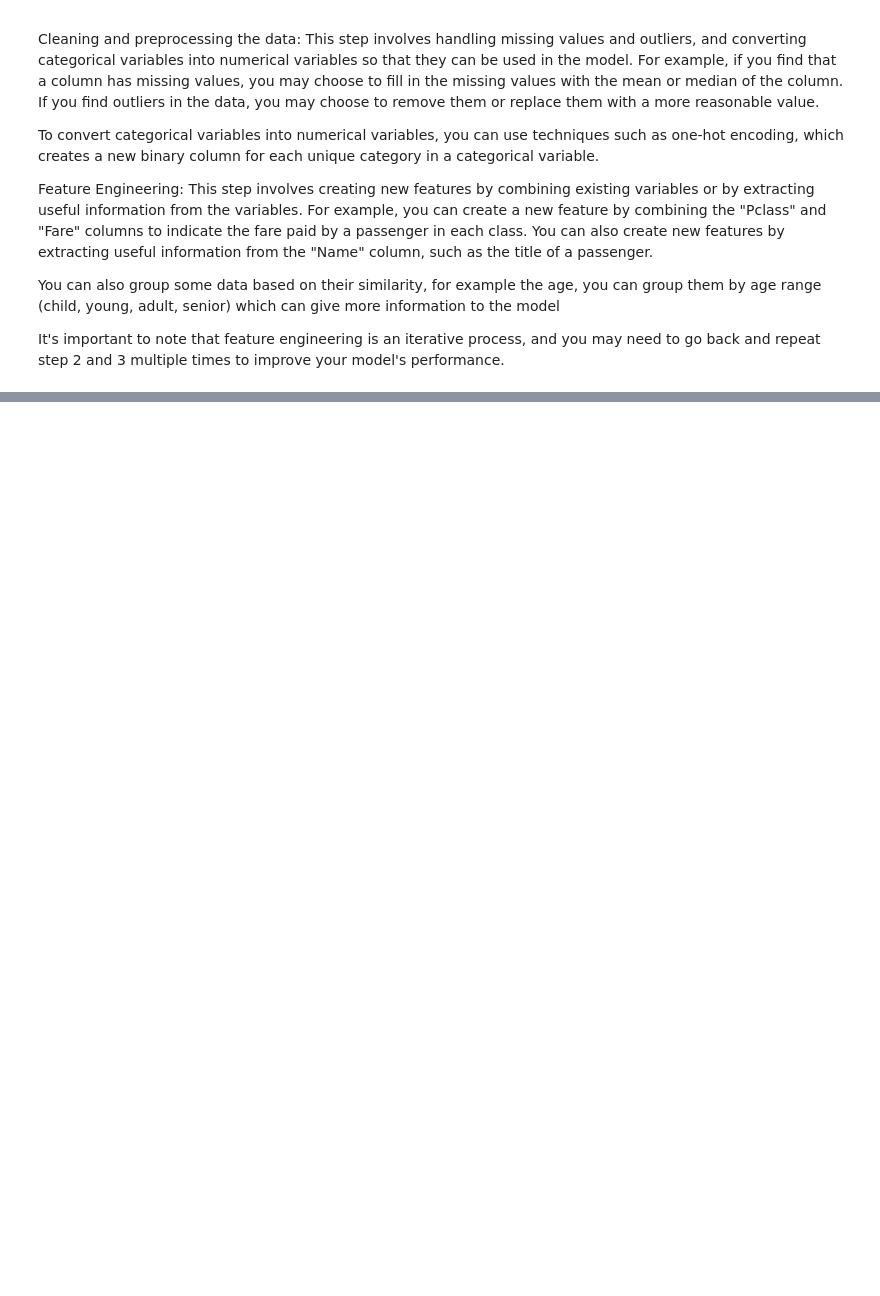
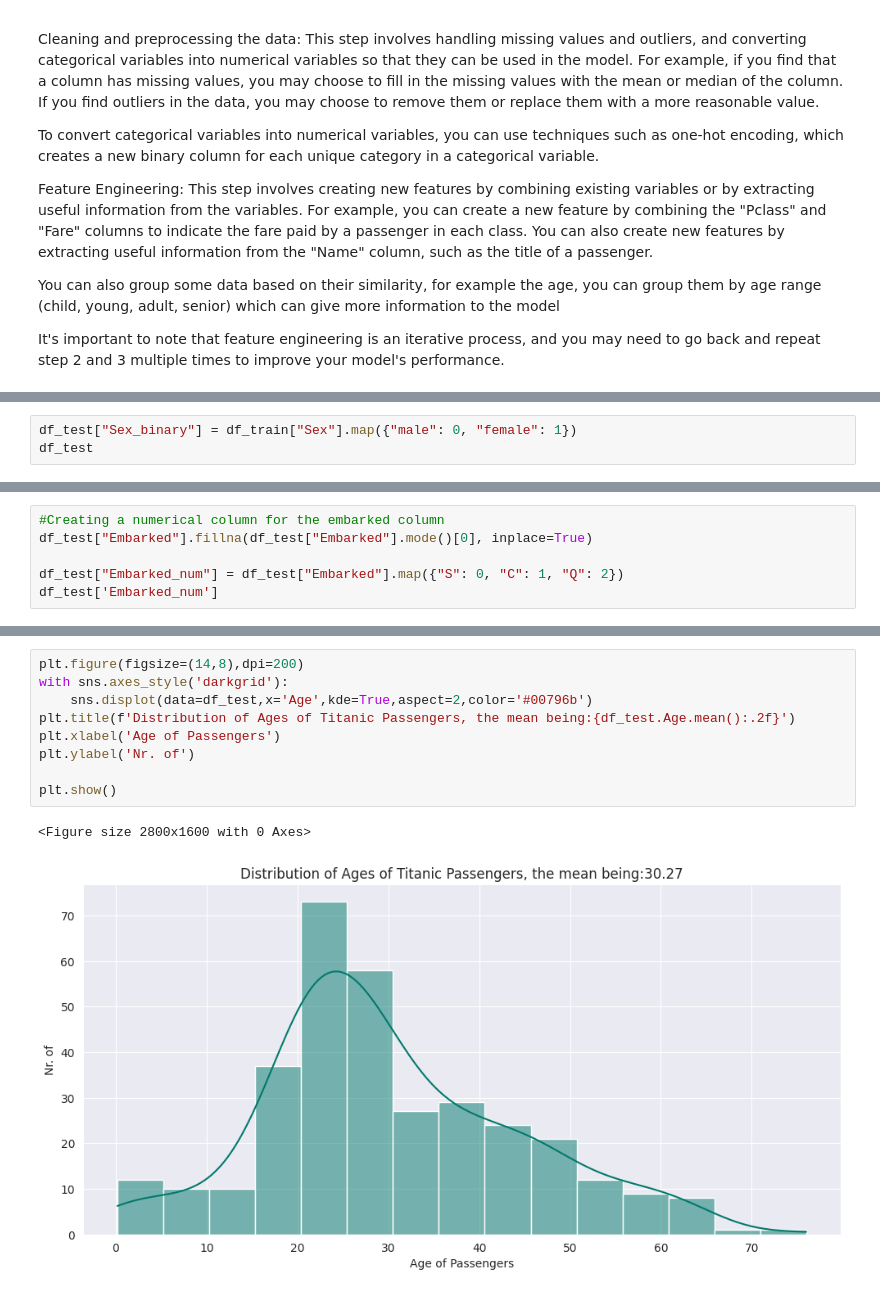
Before and after one commit to JustAnotherHeroRiding/KAGGLE-Titanic-Dataset, a Jupyter notebook: titanickagglenb.ipynb, the cells around one changed output, grey strips where cells are left out. Cells and saved outputs as stored; diff of their text form; blank space fills up the shorter version.

```diff
--- a/titanickagglenb.ipynb
+++ b/titanickagglenb.ipynb
@@ -118,0 +226,3 @@ It's important to note that feature engineering is an iterative process, and you
+# %%
+df_test["Sex_binary"] = df_train["Sex"].map({"male": 0, "female": 1})
+df_test
@@ -118,0 +262,6 @@ It's important to note that feature engineering is an iterative process, and you
+# %%
+#Creating a numerical column for the embarked column
+df_test["Embarked"].fillna(df_test["Embarked"].mode()[0], inplace=True)
+
+df_test["Embarked_num"] = df_test["Embarked"].map({"S": 0, "C": 1, "Q": 2})
+df_test['Embarked_num']
@@ -118,0 +425,12 @@ It's important to note that feature engineering is an iterative process, and you
+# %%
+plt.figure(figsize=(14,8),dpi=200)
+with sns.axes_style('darkgrid'):
+    sns.displot(data=df_test,x='Age',kde=True,aspect=2,color='#00796b')
+plt.title(f'Distribution of Ages of Titanic Passengers, the mean being:{df_test.Age.mean():.2f}')
+plt.xlabel('Age of Passengers')
+plt.ylabel('Nr. of')
+
+plt.show()
+# %% [output]
+<Figure size 2800x1600 with 0 Axes>
+[figure, added]
```
Also changed, not shown: parts of 44 cells of this notebook, 5 other files.
